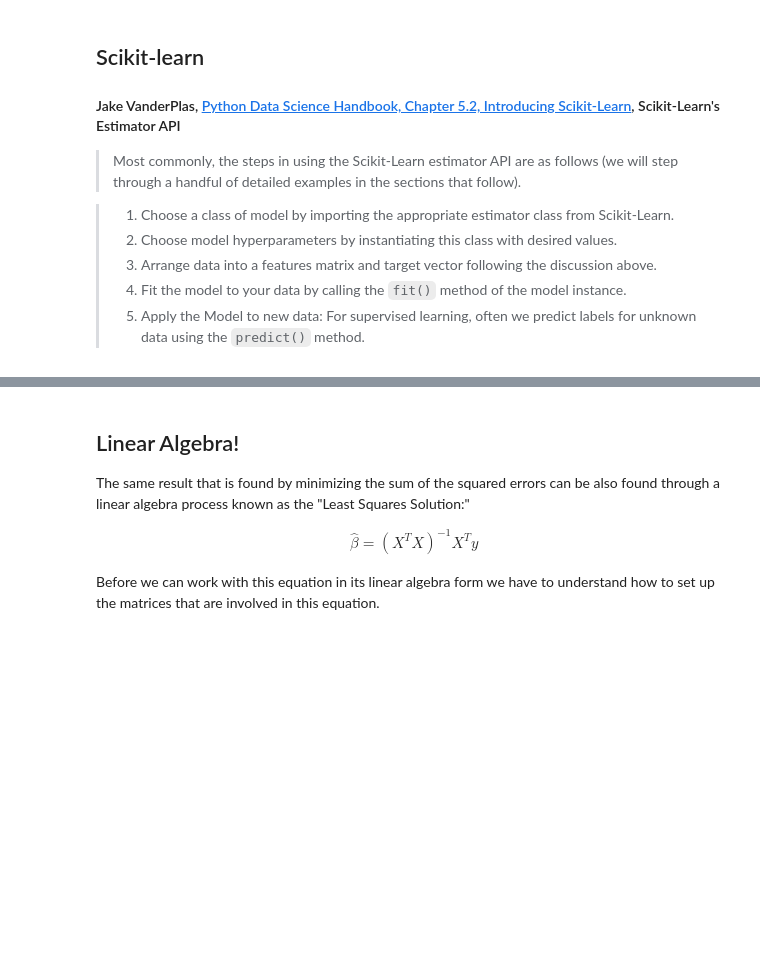
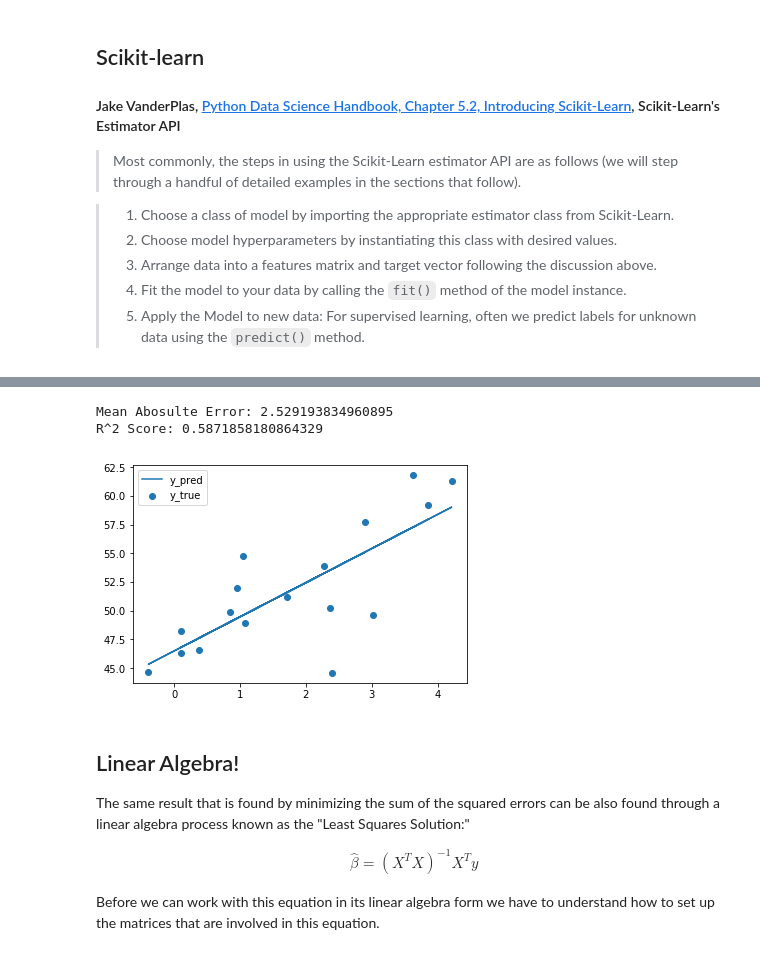
Before and after one commit to LambdaSchool/DEPRECATED-DS-Unit-2-Linear-Models, a Jupyter notebook: module3-understanding-linear-regression/understanding_linear_regression.ipynb, the cells around one changed output, grey strips where cells are left out. Saved outputs shown, nothing was run; the diff lists cells and outputs as text; code cells hidden in the pictures; blank space fills up the shorter version.

```diff
--- a/module3-understanding-linear-regression/understanding_linear_regression.ipynb
+++ b/module3-understanding-linear-regression/understanding_linear_regression.ipynb
@@ -457,8 +496,12 @@ b = model.intercept_;
 
 y_pred = m*x + b;
 # %%
-# y_pred = model.predict(x);
-# xplot_preds(x, y, y_pred);
+y_pred = model.predict(x);
+plot_preds(x, y, y_pred);
+# %% [output]
+Mean Abosulte Error: 2.529193834960895
+R^2 Score: 0.5871858180864329
+[figure, added]
 # %% [markdown]
 ## Linear Algebra!
 
```
Also changed, not shown: parts of 17 cells of this notebook.
